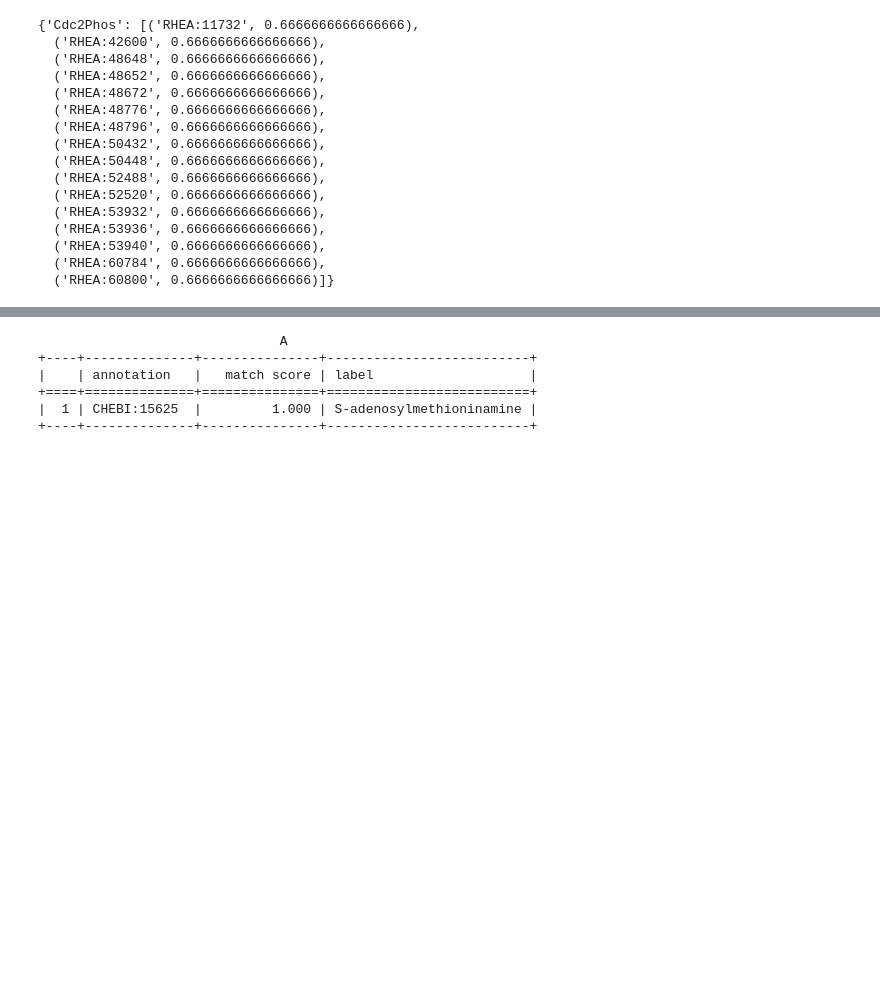
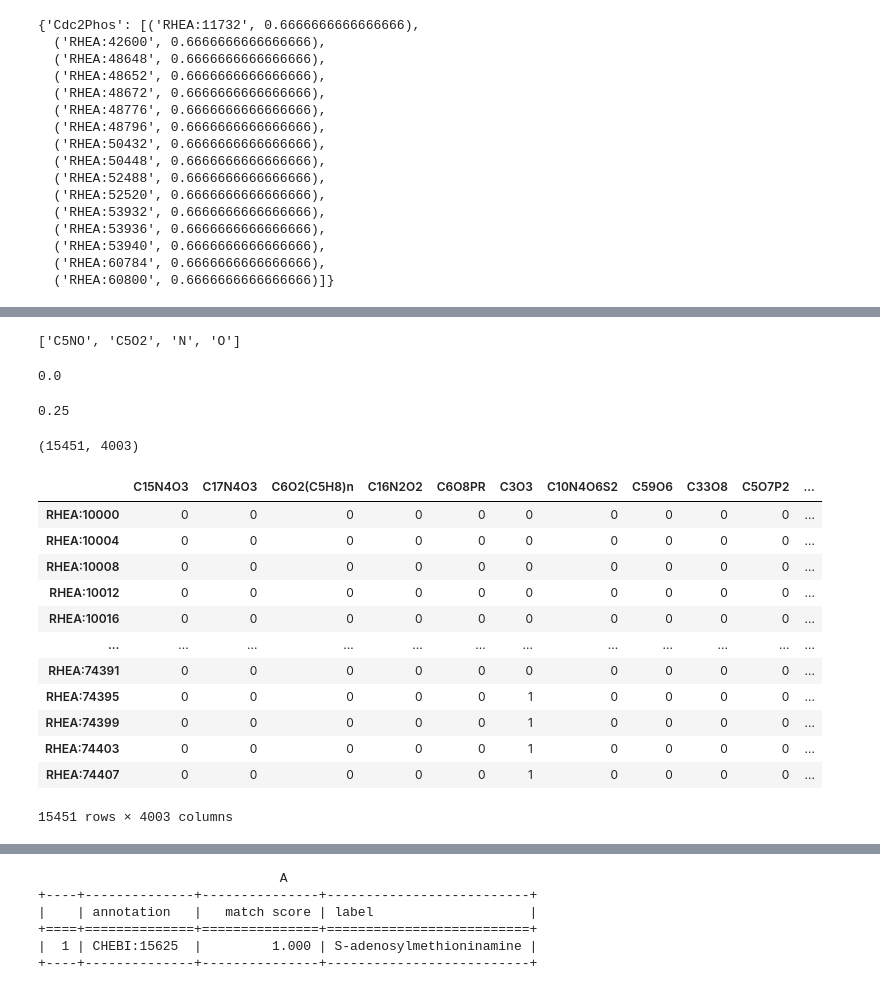
Before and after one commit to sys-bio/AMAS, a Jupyter notebook: notebooks/renew_algorithm.ipynb, the cells around one changed output, grey strips where cells are left out. Drawn from its saved outputs; the diff is of its cells as text; code cells hidden in the pictures; blank space fills up the shorter version.

```diff
--- a/notebooks/renew_algorithm.ipynb
+++ b/notebooks/renew_algorithm.ipynb
@@ -136,6 +200,7 @@ spec_results
 # %%
 spec_dict = pred_formulas
 reacs=pred_ids
+ref_mat=ra.REF_MAT
 
 r2pred_spec_formulas = dict()
 for one_rid in reacs:
@@ -191,0 +422,4 @@ recom.getSpeciesIDs()
+# %%
+nonzero_cols['RHEA:10000']
+# %% [output]
+['C5NO', 'C5O2', 'N', 'O']
@@ -191,0 +443,28 @@ recom.getSpeciesIDs()
+# %%
+get_jaccard(['C5NO', 'C5O2', 'N', 'O'], ['C9N3O'])
+# %% [output]
+0.0
+# %%
+nonzero_cols.apply(lambda x: get_jaccard(x, one_spec))
+# %% [output]
+0.25
+# %%
+ref_mat.shape
+# %% [output]
+(15451, 4003)
+# %%
+ref_mat[(ref_mat.select_dtypes(include=['number']) != 0).any(1)]
+# %% [output]
+|  | C15N4O3 | C17N4O3 | C6O2(C5H8)n | C16N2O2 | C6O8PR | C3O3 | C10N4O6S2 | C59O6 | C33O8 | C5O7P2 | ... |
+| RHEA:10000 | 0 | 0 | 0 | 0 | 0 | 0 | 0 | 0 | 0 | 0 | ... |
+| RHEA:10004 | 0 | 0 | 0 | 0 | 0 | 0 | 0 | 0 | 0 | 0 | ... |
+| RHEA:10008 | 0 | 0 | 0 | 0 | 0 | 0 | 0 | 0 | 0 | 0 | ... |
+| RHEA:10012 | 0 | 0 | 0 | 0 | 0 | 0 | 0 | 0 | 0 | 0 | ... |
+| RHEA:10016 | 0 | 0 | 0 | 0 | 0 | 0 | 0 | 0 | 0 | 0 | ... |
+| ... | ... | ... | ... | ... | ... | ... | ... | ... | ... | ... | ... |
+| RHEA:74391 | 0 | 0 | 0 | 0 | 0 | 0 | 0 | 0 | 0 | 0 | ... |
+| RHEA:74395 | 0 | 0 | 0 | 0 | 0 | 1 | 0 | 0 | 0 | 0 | ... |
+| RHEA:74399 | 0 | 0 | 0 | 0 | 0 | 1 | 0 | 0 | 0 | 0 | ... |
+| RHEA:74403 | 0 | 0 | 0 | 0 | 0 | 1 | 0 | 0 | 0 | 0 | ... |
+| RHEA:74407 | 0 | 0 | 0 | 0 | 0 | 1 | 0 | 0 | 0 | 0 | ... |
+15451 rows × 4003 columns
```
Also changed, not shown: parts of 36 cells of this notebook, 18 other files.
